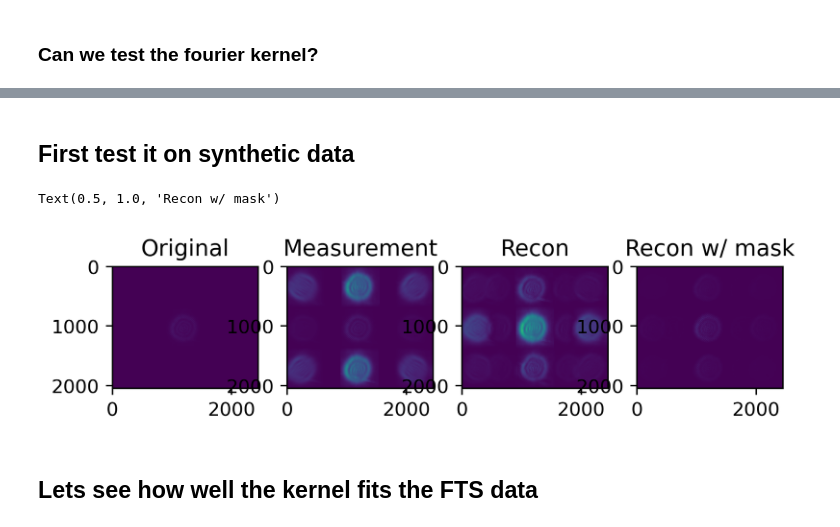
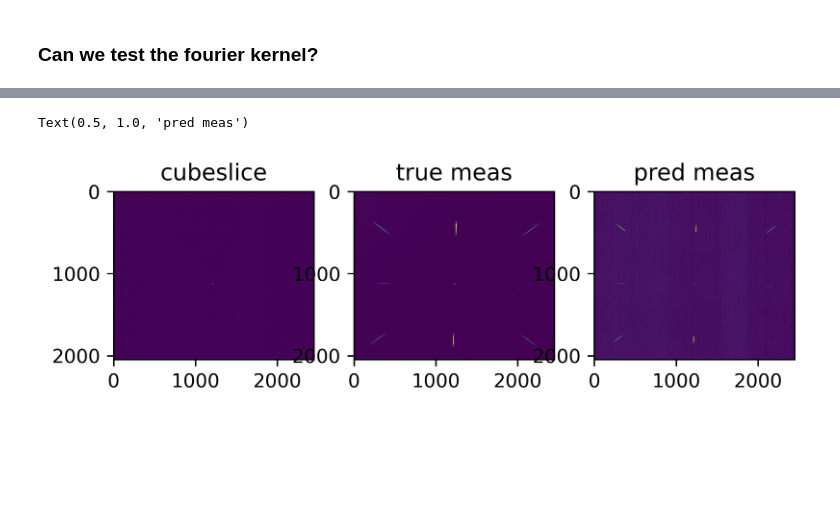
Before and after one commit to sunnyhoward/SCI, a Jupyter notebook: forward/fourier/example.ipynb, the cells around one changed output, grey strips where cells are left out. Saved outputs shown, nothing was run; the diff lists cells and outputs as text; code cells hidden in the pictures; blank space fills up the shorter version.

```diff
--- a/forward/fourier/example.ipynb
+++ b/forward/fourier/example.ipynb
@@ -33,2 +126,8 @@ The autoreload extension is already loaded. To reload it, use:
 # %% [markdown]
 ### Can we test the fourier kernel?
+# %%
+kernel = torch.load('../../models/kernel.pt',map_location=device).requires_grad_(False)
+
+fts_dir = '20230708_2gratings_2000us_data'
+
+undisp_cube, mask, spectras = create_bs_data(desired_channels=31,kernel=kernel, fts_dir = fts_dir, cube_dir ='20230708_400us_analysis',  interp_type='average',device=device) #here we'll work with synthetic data.
@@ -35,6 +179,7 @@ The autoreload extension is already loaded. To reload it, use:
 # %%
-kernel = kernel_creator.create_fourier_kernel().unsqueeze(0).permute(0,3,1,2);
-# cube, dispersed_mask, spectras = create_bs_data(desired_channels=21,kernel=kernel, dir = '20230508_mask_data_talbot_0_300us',interp_type='average',device='cpu') #here we'll work with synthetic data.
-cube, dispersed_mask, spectras = create_bs_data(desired_channels=21,kernel=kernel, interp_type='average',crop_cube=True,device='cpu') #here we'll work with synthetic data.
+fts_dir = '20230628_2gratings_pinhole_data_40000us_talbot_0'
+
+cube, mask, spectras = create_bs_data(desired_channels=21,kernel=kernel, fts_dir = fts_dir, cube_dir ='20230628_pinhole_analysis_800us_talbot_0',  interp_type='average',device='cpu') #here we'll work with synthetic data.
+grating_cube,_,_ = create_bs_data(desired_channels=21,kernel=kernel, fts_dir = fts_dir, cube_dir ='20230628_2gratings_pinhole_analysis_40000us_talbot_0',  interp_type='average',device='cpu') #here we'll work with synthetic data.
 # %% [output]
 collecting the undispersed cube and spectra.
@@ -41,22 +187,21 @@ collecting the undispersed cube and spectra.
-# %% [markdown]
-## First test it on synthetic data
+# %%
+from models.helper import FTSDataset, load_cube
+
+
+kernel = kernel.cpu()
+dataset = FTSDataset(undispersed_cube=cube, spectra = spectras.to('cpu'), dir = fts_dir,crop=False)
+
+x,y  = dataset[[0,1]]
 # %%
-#simulate the measurement
-shift_info = {'kernel':kernel}
-
-measurement = torch.abs(method.calc_psi_z(torch.ones_like(cube),cube,shift_info))
-recovered = torch.abs(method.calc_psiT_g(torch.ones_like(cube),measurement,shift_info))
-
-recovered_wmask = torch.abs(method.calc_psiT_g(dispersed_mask,measurement,shift_info))
+p_dispersed_mask = torch.ones_like(cube)#!=0
+meas = torch.abs(method.calc_psi_z(p_dispersed_mask,y,{'kernel':kernel}))
+# meas = torch.abs(method.calc_psi_z(torch.ones_like(dispersed_mask),psudoy,shift_info))
 
 
-fig,ax = plt.subplots(1,4,dpi=350)
-ax[0].imshow(cube[0,10,:]);ax[0].set_title('Original')
-ax[1].imshow(measurement[0]); ax[1].set_title('Measurement')
-ax[2].imshow(recovered[0,10,:]); ax[2].set_title('Recon')
-ax[3].imshow(recovered_wmask[0,10,:]); ax[3].set_title('Recon w/ mask')
+fig,ax = plt.subplots(1,3,dpi=450)
+ax[0].imshow(y[0,11],vmax=0.01); ax[0].set_title('cubeslice')
+ax[1].imshow(x[0],vmax=0.01); ax[1].set_title('true meas')
+ax[2].imshow((meas[0]),vmax=0.1); ax[2].set_title('pred meas')
 # %% [output]
-Text(0.5, 1.0, 'Recon w/ mask')
+Text(0.5, 1.0, 'pred meas')
-[figure, old version]
+[figure, new version]
-# %% [markdown]
-## Lets see how well the kernel fits the FTS data
```
Also changed, not shown: parts of 31 cells of this notebook, 13 other files.
